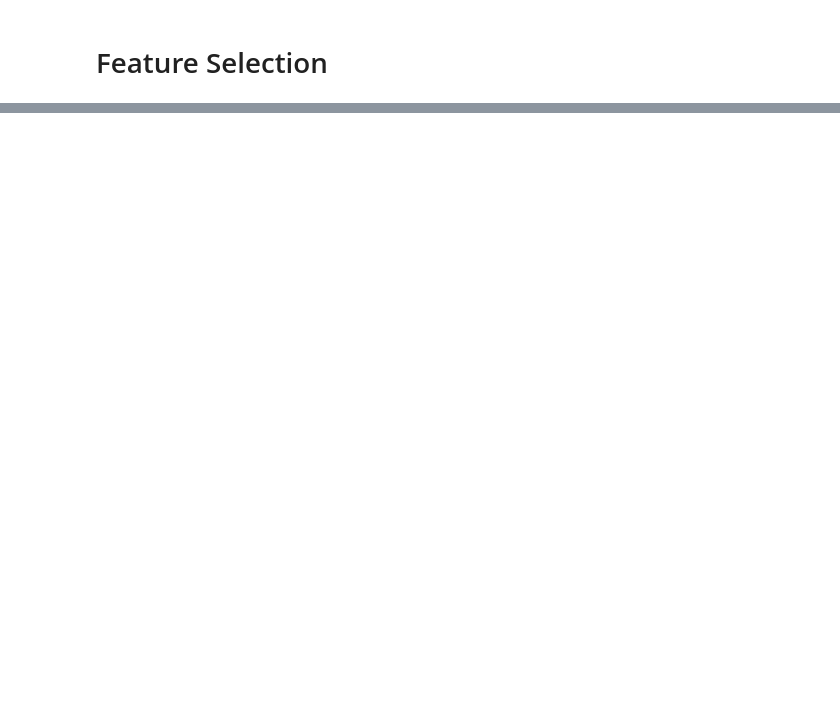
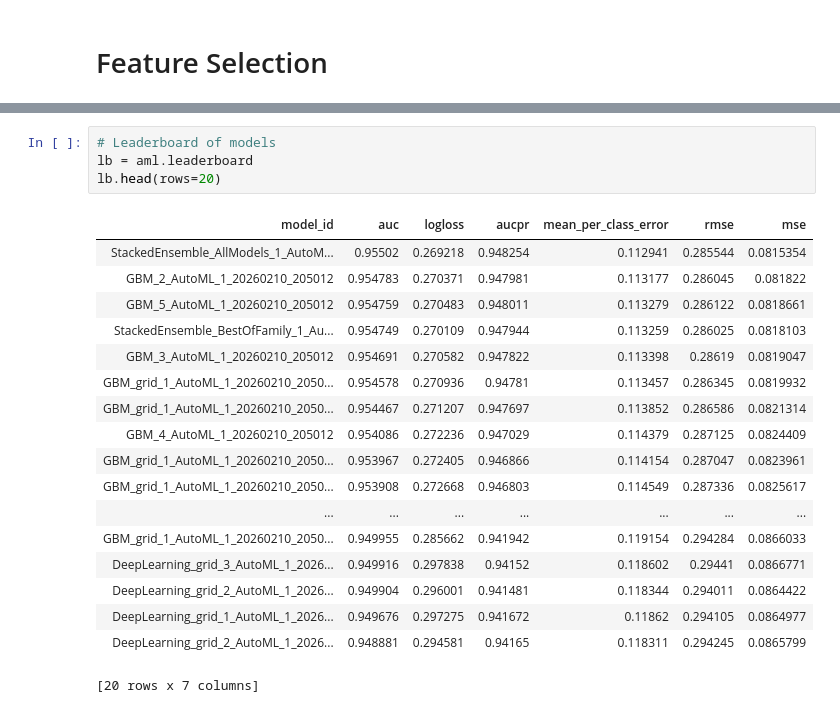
Before and after one commit to muazhazali/kaggle-comp-predicting-heart-disease, a Jupyter notebook: heart-disease-prediction.ipynb, the cells around one changed output, grey strips where cells are left out. Drawn from its saved outputs; the diff is of its cells as text; blank space fills up the shorter version.

```diff
--- a/heart-disease-prediction.ipynb
+++ b/heart-disease-prediction.ipynb
@@ -196,3 +185,26 @@ Validation AUC: 0.9548620792436716
   warnings.warn("Converting H2O frame to pandas dataframe using single-thread.  For faster conversion using"
 [figure]
 <Figure size 640x480 with 0 Axes>
+# %%
+# Leaderboard of models
+lb = aml.leaderboard
+lb.head(rows=20)
+# %% [output]
+| model_id | auc | logloss | aucpr | mean_per_class_error | rmse | mse |
+| StackedEnsemble_AllModels_1_AutoM... | 0.95502 | 0.269218 | 0.948254 | 0.112941 | 0.285544 | 0.0815354 |
+| GBM_2_AutoML_1_20260210_205012 | 0.954783 | 0.270371 | 0.947981 | 0.113177 | 0.286045 | 0.081822 |
+| GBM_5_AutoML_1_20260210_205012 | 0.954759 | 0.270483 | 0.948011 | 0.113279 | 0.286122 | 0.0818661 |
+| StackedEnsemble_BestOfFamily_1_Au... | 0.954749 | 0.270109 | 0.947944 | 0.113259 | 0.286025 | 0.0818103 |
+| GBM_3_AutoML_1_20260210_205012 | 0.954691 | 0.270582 | 0.947822 | 0.113398 | 0.28619 | 0.0819047 |
+| GBM_grid_1_AutoML_1_20260210_2050... | 0.954578 | 0.270936 | 0.94781 | 0.113457 | 0.286345 | 0.0819932 |
+| GBM_grid_1_AutoML_1_20260210_2050... | 0.954467 | 0.271207 | 0.947697 | 0.113852 | 0.286586 | 0.0821314 |
+| GBM_4_AutoML_1_20260210_205012 | 0.954086 | 0.272236 | 0.947029 | 0.114379 | 0.287125 | 0.0824409 |
+| GBM_grid_1_AutoML_1_20260210_2050... | 0.953967 | 0.272405 | 0.946866 | 0.114154 | 0.287047 | 0.0823961 |
+| GBM_grid_1_AutoML_1_20260210_2050... | 0.953908 | 0.272668 | 0.946803 | 0.114549 | 0.287336 | 0.0825617 |
+| ... | ... | ... | ... | ... | ... | ... |
+| GBM_grid_1_AutoML_1_20260210_2050... | 0.949955 | 0.285662 | 0.941942 | 0.119154 | 0.294284 | 0.0866033 |
+| DeepLearning_grid_3_AutoML_1_2026... | 0.949916 | 0.297838 | 0.94152 | 0.118602 | 0.29441 | 0.0866771 |
+| DeepLearning_grid_2_AutoML_1_2026... | 0.949904 | 0.296001 | 0.941481 | 0.118344 | 0.294011 | 0.0864422 |
+| DeepLearning_grid_1_AutoML_1_2026... | 0.949676 | 0.297275 | 0.941672 | 0.11862 | 0.294105 | 0.0864977 |
+| DeepLearning_grid_2_AutoML_1_2026... | 0.948881 | 0.294581 | 0.94165 | 0.118311 | 0.294245 | 0.0865799 |
+[20 rows x 7 columns]
```
Also changed, not shown: parts of 6 cells of this notebook.
